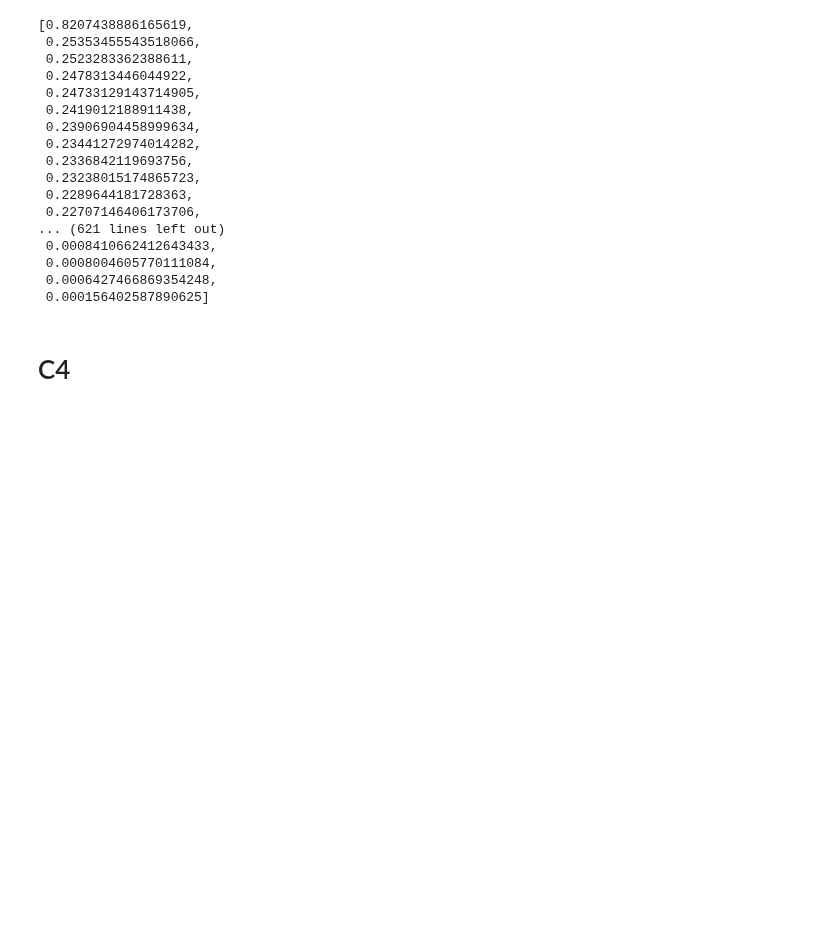
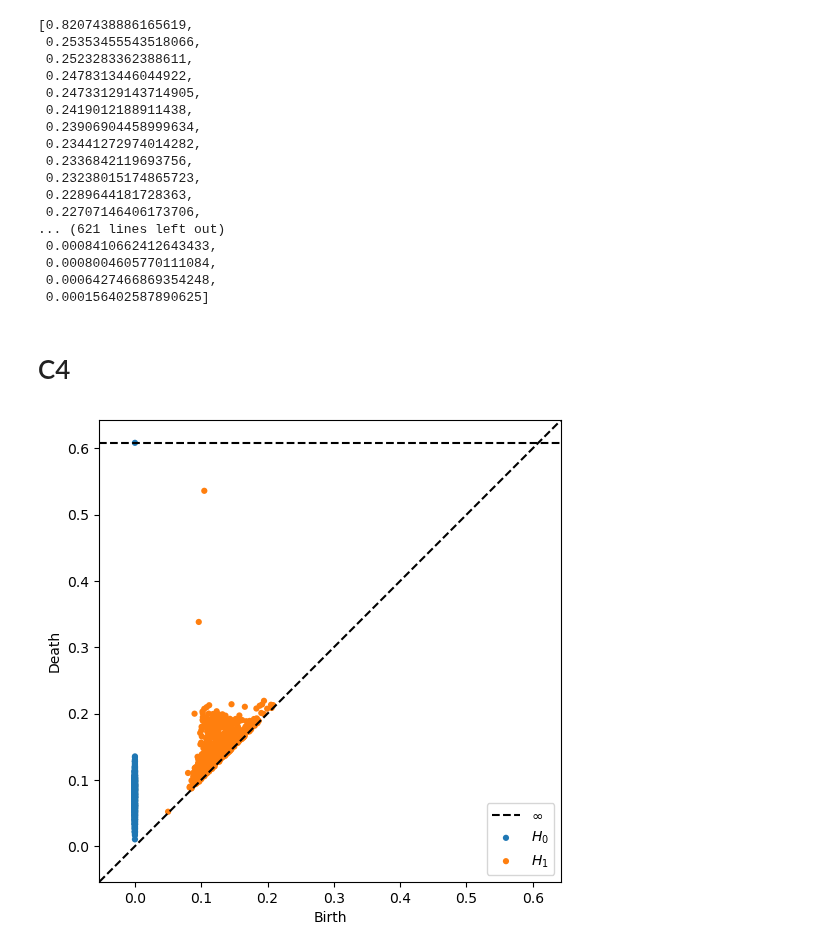
Before and after one commit to kyleormsby/persistent-symmetry, a Jupyter notebook: studentDemos/Olivia_demos/fund_domain.ipynb, the cells around one changed output. Cells and saved outputs as stored; diff of their text form; code cells hidden in the pictures; blank space fills up the shorter version.

```diff
--- a/studentDemos/Olivia_demos/fund_domain.ipynb
+++ b/studentDemos/Olivia_demos/fund_domain.ipynb
@@ -247,3 +247,8 @@ M = np.zeros((1000,1000))
 for i in range(1000):
     for j in range(1000):
         M[i][j] = distance_C4(isoms[i], isoms[j], 1)
+# %%
+output = ripser(M, maxdim = 1, coeff = 2, distance_matrix = True)
+plot_dgms(output)
+# %% [output]
+[figure, added]
```
Also changed, not shown: parts of 15 cells of this notebook.
